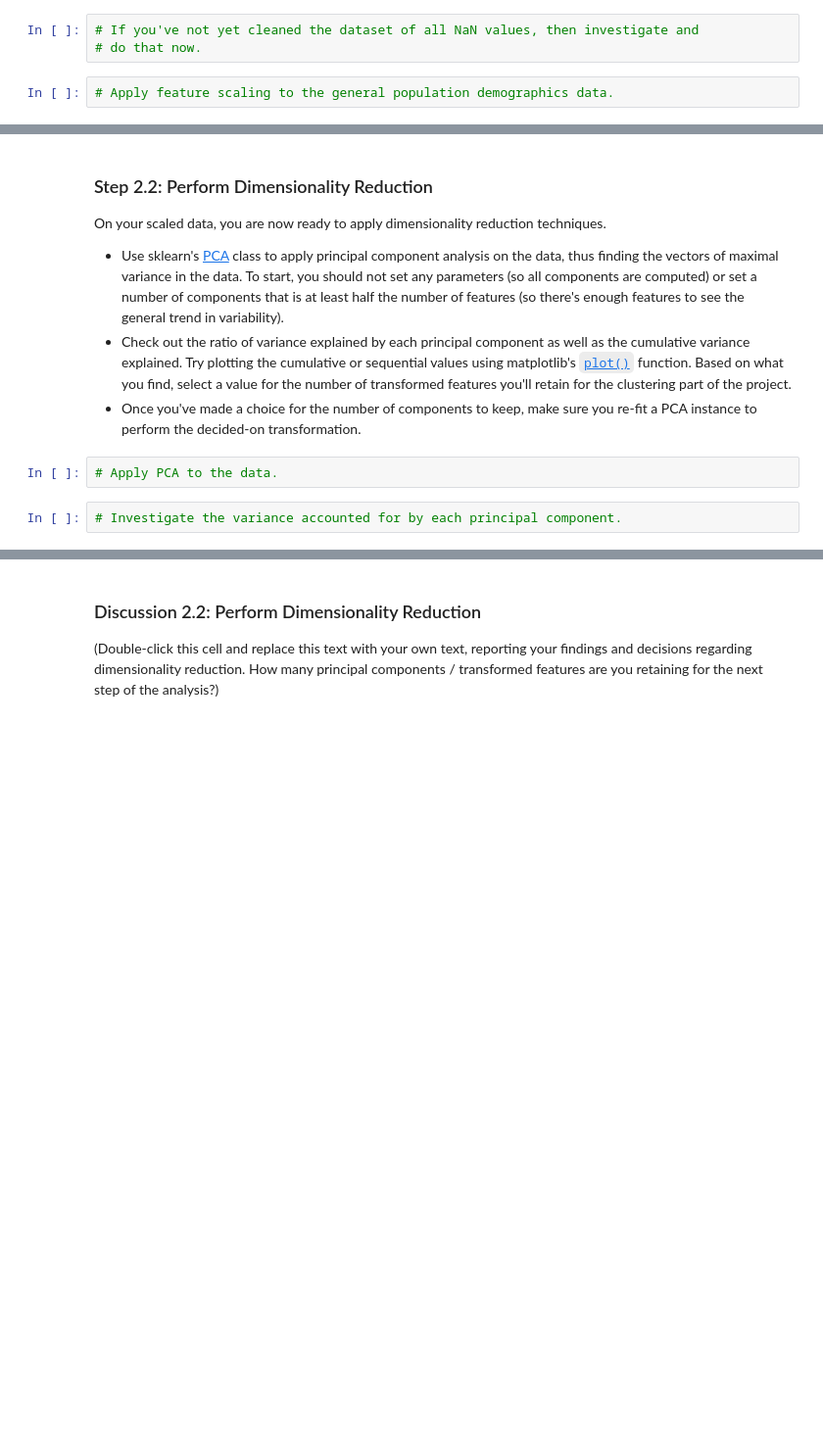
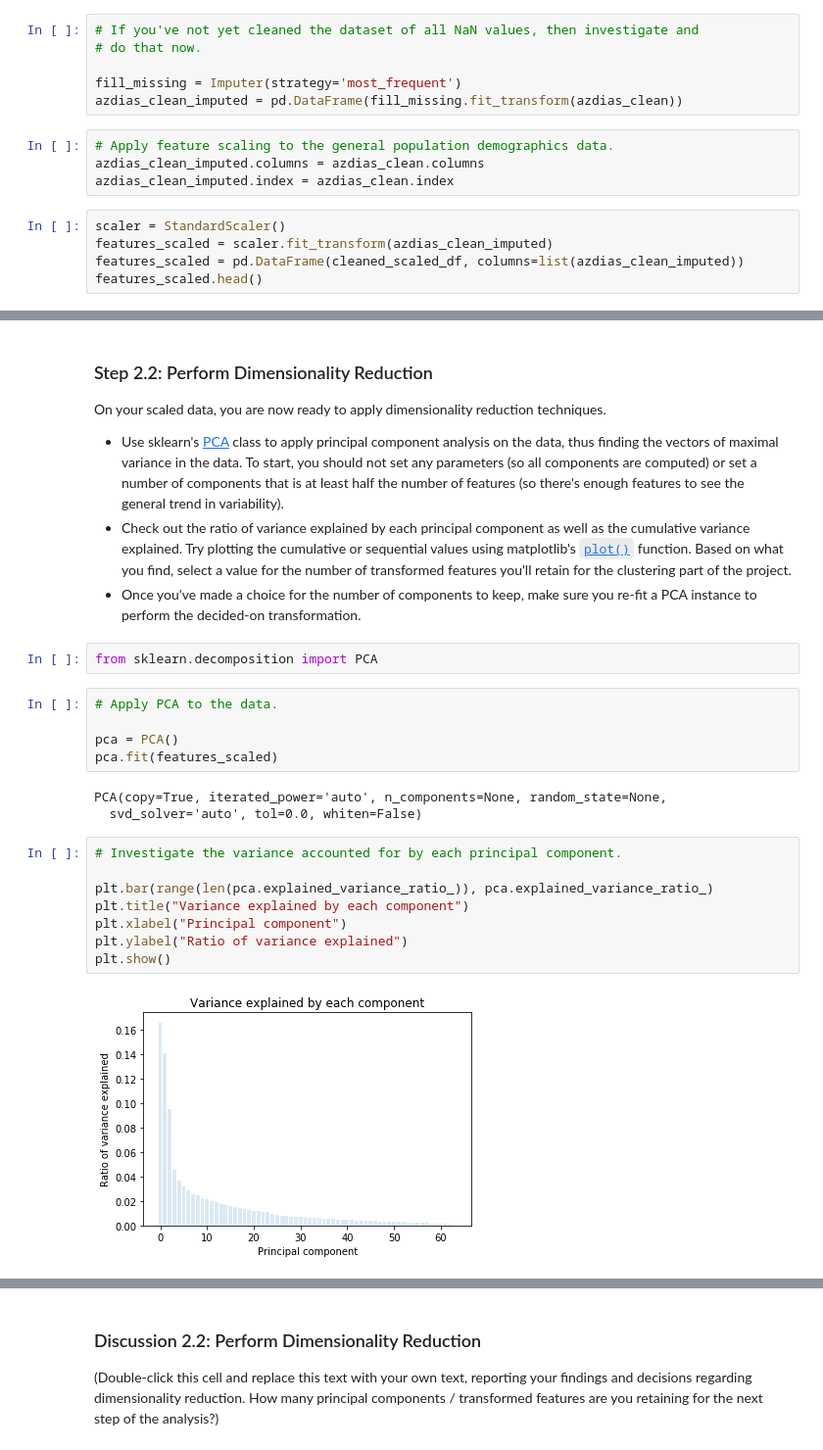
Before and after one commit to aalsudairi/Identify_Customer_Segments, a Jupyter notebook: Identify_Customer_Segments.ipynb, the cells around one changed output, grey strips where cells are left out. Shown at 98% size. Drawn from its saved outputs; the diff is of its cells as text; blank space fills up the shorter version.

```diff
--- a/Identify_Customer_Segments.ipynb
+++ b/Identify_Customer_Segments.ipynb
@@ -475,5 +533,15 @@ Before we apply dimensionality reduction techniques to the data, we need to perf
 # %%
 # If you've not yet cleaned the dataset of all NaN values, then investigate and
 # do that now.
+
+fill_missing = Imputer(strategy='most_frequent')
+azdias_clean_imputed = pd.DataFrame(fill_missing.fit_transform(azdias_clean))
 # %%
 # Apply feature scaling to the general population demographics data.
+azdias_clean_imputed.columns = azdias_clean.columns
+azdias_clean_imputed.index = azdias_clean.index
+# %%
+scaler = StandardScaler()
+features_scaled = scaler.fit_transform(azdias_clean_imputed)
+features_scaled = pd.DataFrame(cleaned_scaled_df, columns=list(azdias_clean_imputed))
+features_scaled.head()
@@ -489,7 +565,23 @@ On your scaled data, you are now ready to apply dimensionality reduction techniq
 - Use sklearn's [PCA](http://scikit-learn.org/stable/modules/generated/sklearn.decomposition.PCA.html) class to apply principal component analysis on the data, thus finding the vectors of maximal variance in the data. To start, you should not set any parameters (so all components are computed) or set a number of components that is at least half the number of features (so there's enough features to see the general trend in variability).
 - Check out the ratio of variance explained by each principal component as well as the cumulative variance explained. Try plotting the cumulative or sequential values using matplotlib's [`plot()`](https://matplotlib.org/api/_as_gen/matplotlib.pyplot.plot.html) function. Based on what you find, select a value for the number of transformed features you'll retain for the clustering part of the project.
 - Once you've made a choice for the number of components to keep, make sure you re-fit a PCA instance to perform the decided-on transformation.
+# %%
+from sklearn.decomposition import PCA
 # %%
 # Apply PCA to the data.
+
+pca = PCA()
+pca.fit(features_scaled)
+# %% [output]
+PCA(copy=True, iterated_power='auto', n_components=None, random_state=None,
+  svd_solver='auto', tol=0.0, whiten=False)
-# %%
-# Investigate the variance accounted for by each principal component.
+# %%
+# Investigate the variance accounted for by each principal component.
+
+plt.bar(range(len(pca.explained_variance_ratio_)), pca.explained_variance_ratio_)
+plt.title("Variance explained by each component")
+plt.xlabel("Principal component")
+plt.ylabel("Ratio of variance explained")
+plt.show()
+# %% [output]
+[figure, added]
```
Also changed, not shown: parts of 12 cells of this notebook.
